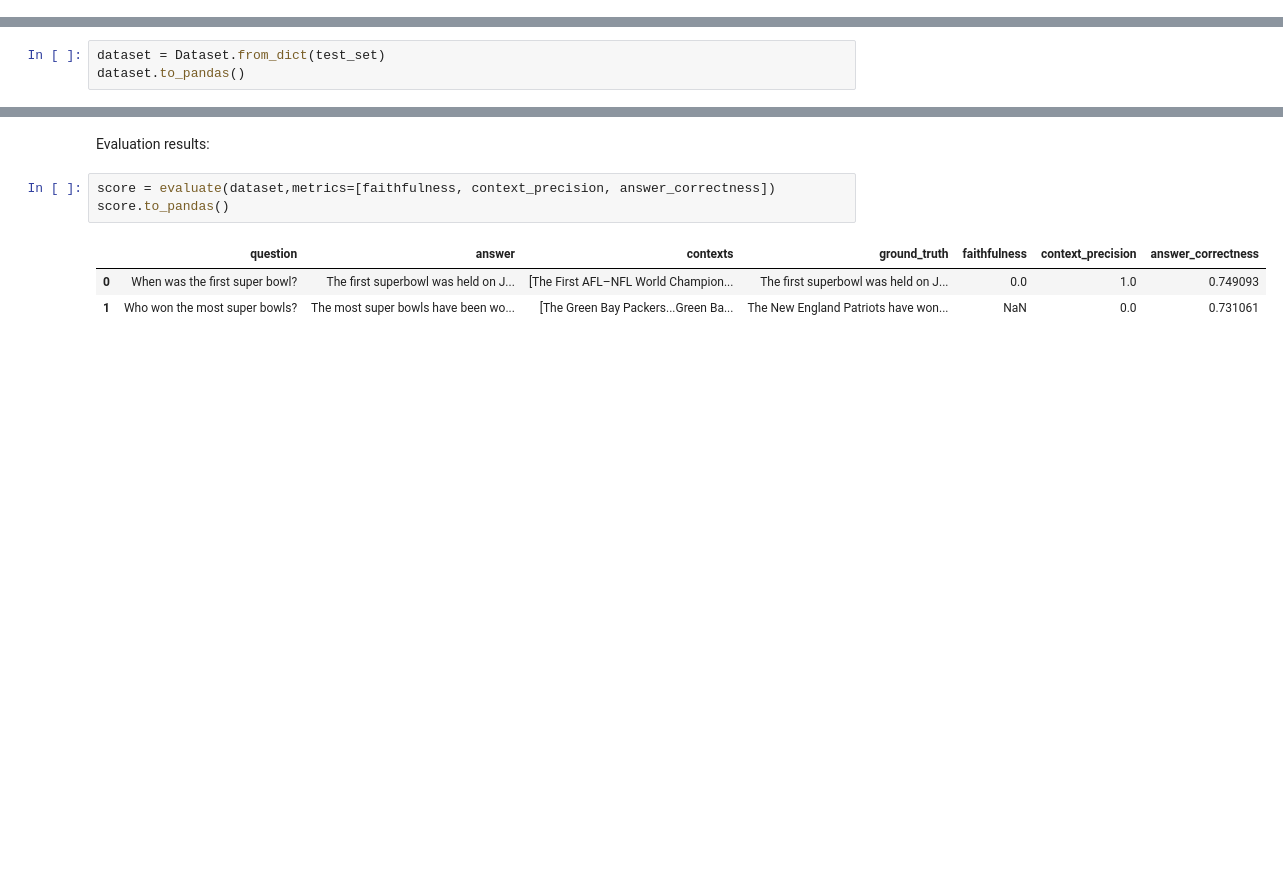
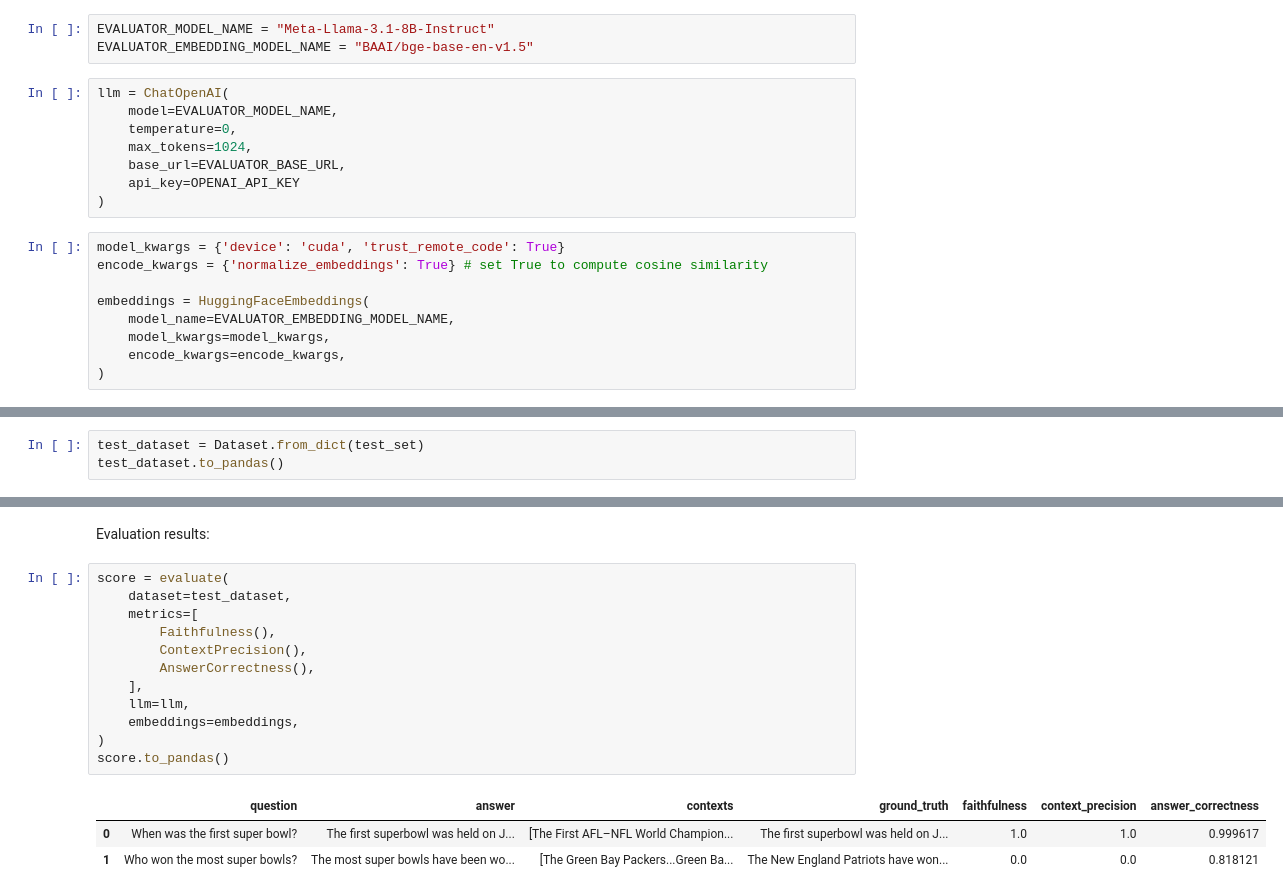
Before and after one commit to VectorInstitute/rag_bootcamp, a Jupyter notebook: rag_evaluation/rag_evaluation_basic.ipynb, the cells around one changed output, grey strips where cells are left out. Drawn from its saved outputs; the diff is of its cells as text; blank space fills up the shorter version.

```diff
--- a/rag_evaluation/rag_evaluation_basic.ipynb
+++ b/rag_evaluation/rag_evaluation_basic.ipynb
@@ -32,3 +68,23 @@ except Exception as err:
+# %%
+EVALUATOR_MODEL_NAME = "Meta-Llama-3.1-8B-Instruct"
+EVALUATOR_EMBEDDING_MODEL_NAME = "BAAI/bge-base-en-v1.5"
+# %%
+llm = ChatOpenAI(
+    model=EVALUATOR_MODEL_NAME,
+    temperature=0,
+    max_tokens=1024,
+    base_url=EVALUATOR_BASE_URL,
+    api_key=OPENAI_API_KEY
+)
+# %%
+model_kwargs = {'device': 'cuda', 'trust_remote_code': True}
+encode_kwargs = {'normalize_embeddings': True} # set True to compute cosine similarity
+
+embeddings = HuggingFaceEmbeddings(
+    model_name=EVALUATOR_EMBEDDING_MODEL_NAME,
+    model_kwargs=model_kwargs,
+    encode_kwargs=encode_kwargs,
+)
 # %% [markdown]
 ## Create a test set: data samples we'll use to evaluate our RAG pipeline
 # %% [markdown]
@@ -72,8 +128,8 @@ There are other metrics that are available via the Ragas framework: [Ragas metri
 # %% [markdown]
 Preview our test set before sending it for evaluation:
 # %%
-dataset = Dataset.from_dict(test_set)
-dataset.to_pandas()
+test_dataset = Dataset.from_dict(test_set)
+test_dataset.to_pandas()
 # %% [output]
 |  | question | answer | contexts | ground_truth |
 | 0 | When was the first super bowl? | The first superbowl was held on J... | [The First AFL–NFL World Champion... | The first superbowl was held on J... |
@@ -81,9 +137,18 @@ dataset.to_pandas()
 # %% [markdown]
 Evaluation results:
 # %%
-score = evaluate(dataset,metrics=[faithfulness, context_precision, answer_correctness])
+score = evaluate(
+    dataset=test_dataset,
+    metrics=[
+        Faithfulness(),
+        ContextPrecision(),
+        AnswerCorrectness(),
+    ],
+    llm=llm,
+    embeddings=embeddings,
+)
 score.to_pandas()
 # %% [output]
 |  | question | answer | contexts | ground_truth | faithfulness | context_precision | answer_correctness |
-| 0 | When was the first super bowl? | The first superbowl was held on J... | [The First AFL–NFL World Champion... | The first superbowl was held on J... | 0.0 | 1.0 | 0.749093 |
-| 1 | Who won the most super bowls? | The most super bowls have been wo... | [The Green Bay Packers...Green Ba... | The New England Patriots have won... | NaN | 0.0 | 0.731061 |
+| 0 | When was the first super bowl? | The first superbowl was held on J... | [The First AFL–NFL World Champion... | The first superbowl was held on J... | 1.0 | 1.0 | 0.999617 |
+| 1 | Who won the most super bowls? | The most super bowls have been wo... | [The Green Bay Packers...Green Ba... | The New England Patriots have won... | 0.0 | 0.0 | 0.818121 |
```
Also changed, not shown: parts of 12 cells of this notebook, 2 other files.
